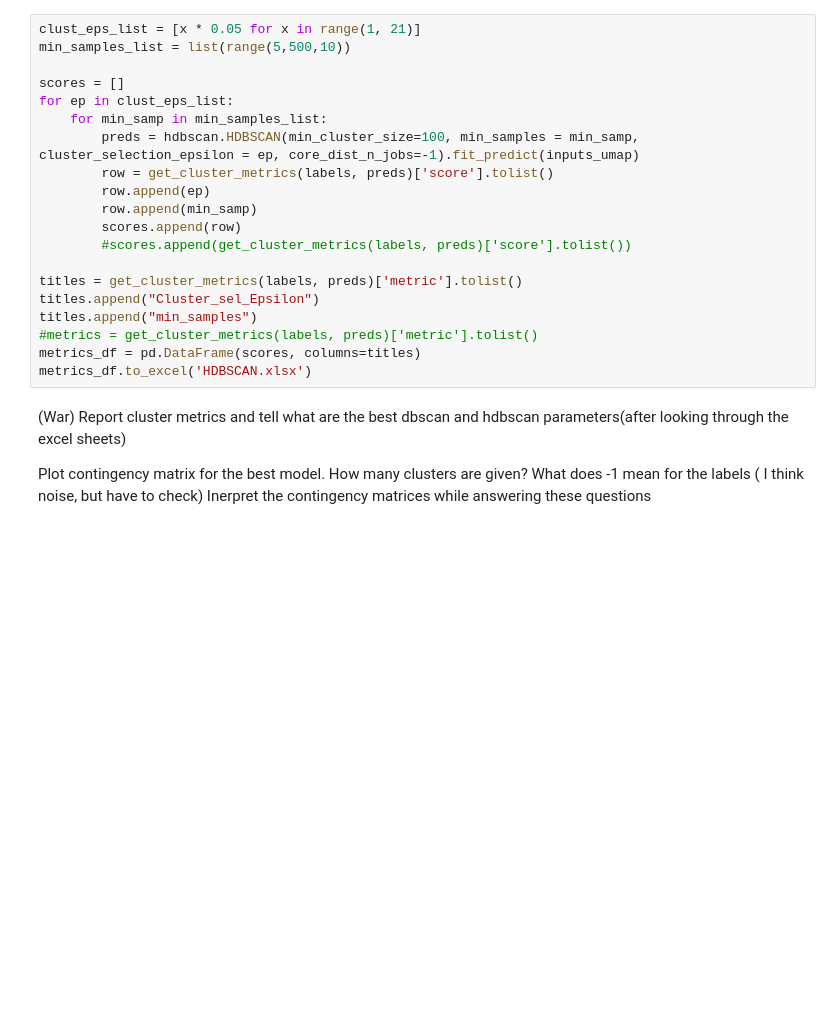
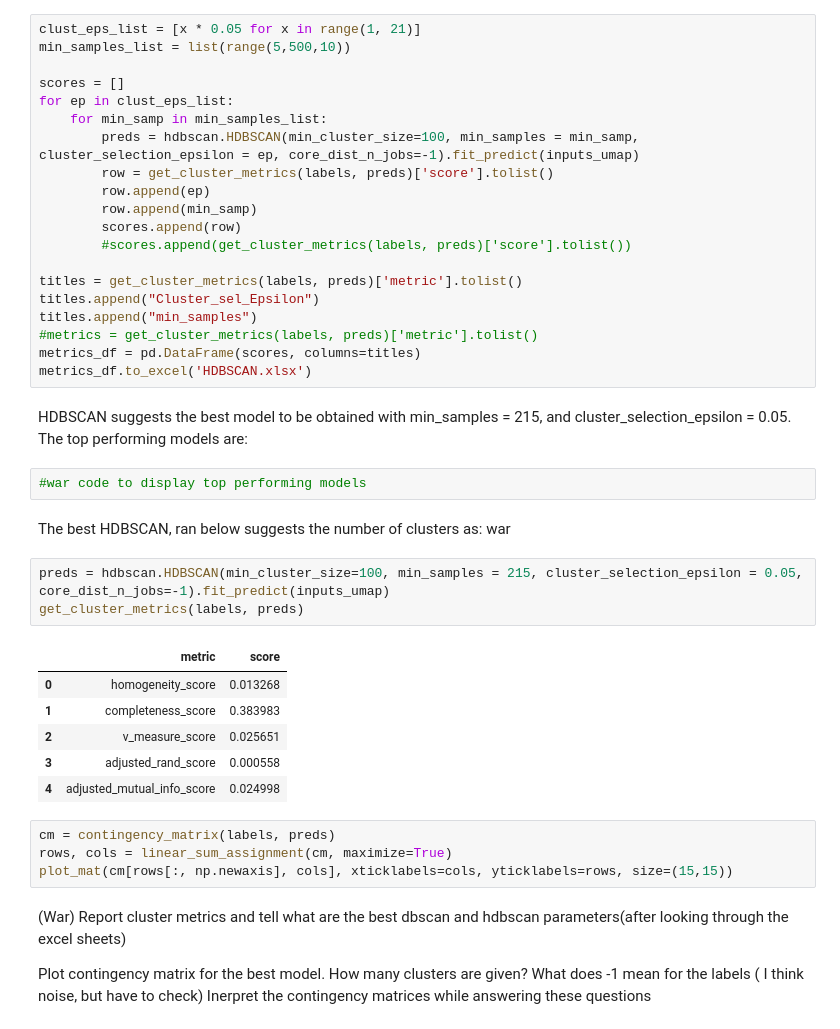
Before and after one commit to heboyuan/ECE219, a Jupyter notebook: Project_2/P2_Q9-15.ipynb, the cells around one changed output. Drawn from its saved outputs; the diff is of its cells as text; blank space fills up the shorter version.

```diff
--- a/Project_2/P2_Q9-15.ipynb
+++ b/Project_2/P2_Q9-15.ipynb
@@ -534,6 +611,26 @@ titles.append("min_samples")
 #metrics = get_cluster_metrics(labels, preds)['metric'].tolist()
 metrics_df = pd.DataFrame(scores, columns=titles)
 metrics_df.to_excel('HDBSCAN.xlsx')
+# %% [markdown]
+HDBSCAN suggests the best model to be obtained with min_samples = 215, and cluster_selection_epsilon = 0.05. The top performing models are:
+# %%
+#war code to display top performing models
+# %% [markdown]
+The best HDBSCAN, ran below suggests the number of clusters as: war
+# %%
+preds = hdbscan.HDBSCAN(min_cluster_size=100, min_samples = 215, cluster_selection_epsilon = 0.05, core_dist_n_jobs=-1).fit_predict(inputs_umap)
+get_cluster_metrics(labels, preds)
+# %% [output]
+|  | metric | score |
+| 0 | homogeneity_score | 0.013268 |
+| 1 | completeness_score | 0.383983 |
+| 2 | v_measure_score | 0.025651 |
+| 3 | adjusted_rand_score | 0.000558 |
+| 4 | adjusted_mutual_info_score | 0.024998 |
+# %%
+cm = contingency_matrix(labels, preds)
+rows, cols = linear_sum_assignment(cm, maximize=True)
+plot_mat(cm[rows[:, np.newaxis], cols], xticklabels=cols, yticklabels=rows, size=(15,15))
 # %% [markdown]
 (War) Report cluster metrics and tell what are the best dbscan and hdbscan parameters(after looking through the excel sheets)
 
```
Also changed, not shown: parts of 21 cells of this notebook.
